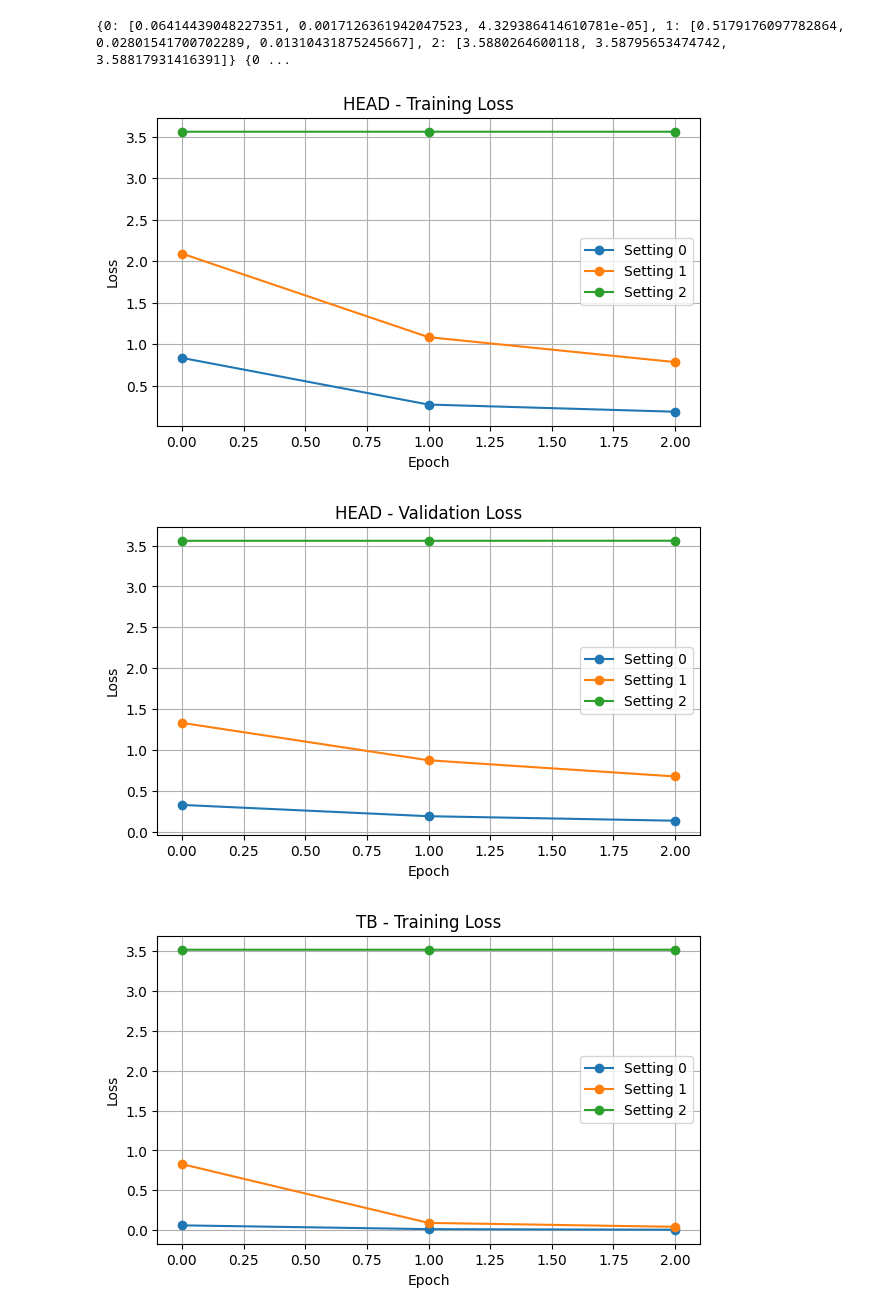
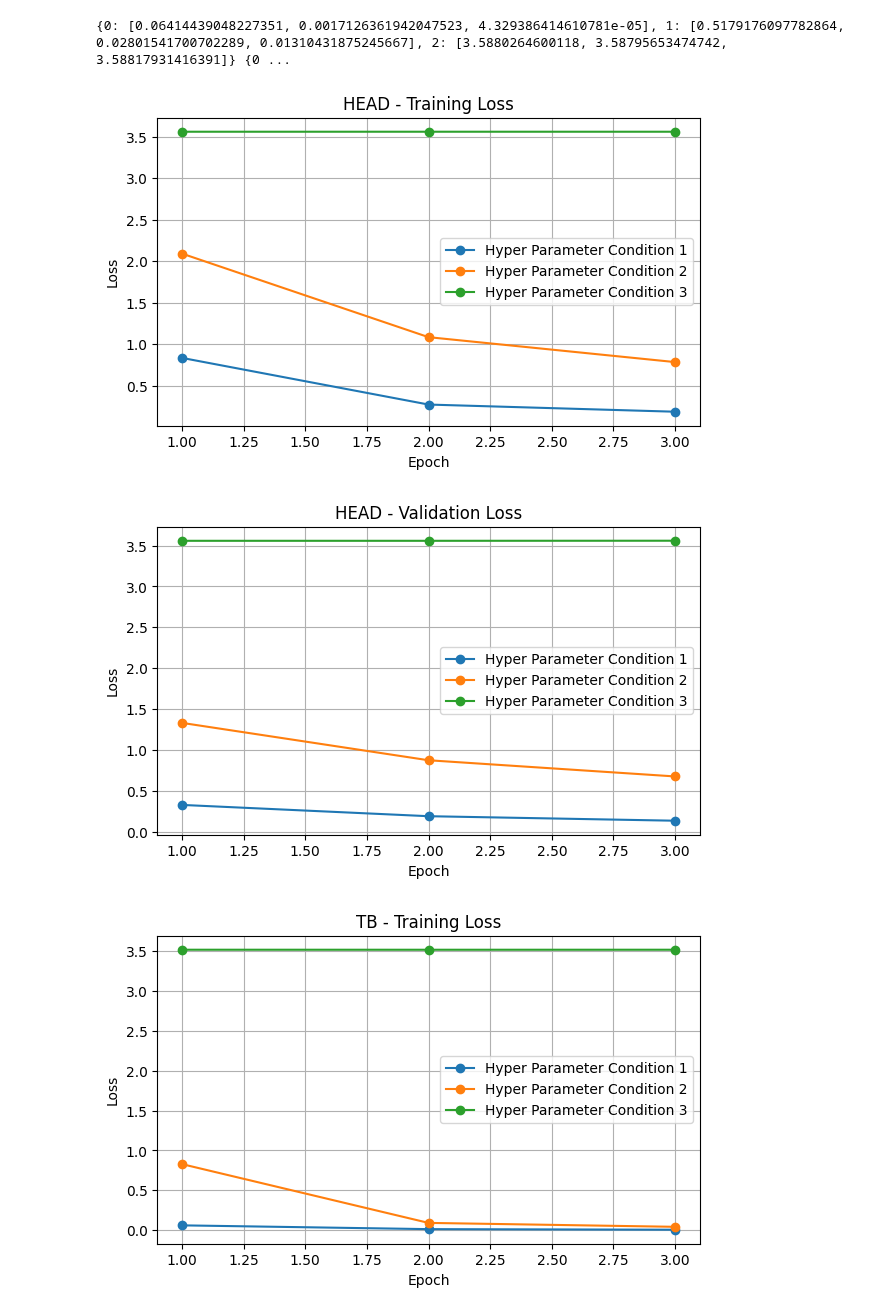
Before and after one commit to jamdadamT/DAEN_429_Final_Project, a Jupyter notebook: Adams.Jameson.Final.Edited.ipynb, the cells around one changed output. Drawn from its saved outputs; the diff is of its cells as text; code cells hidden in the pictures.

```diff
--- a/Adams.Jameson.Final.Edited.ipynb
+++ b/Adams.Jameson.Final.Edited.ipynb
@@ -994,57 +981,57 @@ combined_train = {
 # %%
 combined_val = {
     "head": {
-        0: [0.3266822561724433, 0.18855492238340707, 0.13326176381659233],
-        1: [1.3304801023965593, 0.8731483811345594, 0.6749897766387326],
-        2: [3.558315995643879, 3.558240810701217, 3.5592981850415812],
+        1: [0.3266822561724433, 0.18855492238340707, 0.13326176381659233],
+        2: [1.3304801023965593, 0.8731483811345594, 0.6749897766387326],
+        3: [3.558315995643879, 3.558240810701217, 3.5592981850415812],
     },
     "tb": {
-        0: [0.0012200415094989223, 0.002874514754669575, 0.023411180782091708],
-        1: [0.1399805306018084, 0.04832170251799726, 0.025599398795386842],
-        2: [3.5167479360514675, 3.517269561921043, 3.5186618635024147],
+        1: [0.0012200415094989223, 0.002874514754669575, 0.023411180782091708],
+        2: [0.1399805306018084, 0.04832170251799726, 0.025599398795386842],
+        3: [3.5167479360514675, 3.517269561921043, 3.5186618635024147],
     },
     "tc": {
-        0: [0.0015304048959635488, 0.0004787045624868171, 0.0001014566563958658],
-        1: [0.059416782148610583, 0.019992381551827507, 0.010959330131353319],
-        2: [3.535817420126378, 3.5368056740157905, 3.535481838905948],
+        1: [0.0015304048959635488, 0.0004787045624868171, 0.0001014566563958658],
+        2: [0.059416782148610583, 0.019992381551827507, 0.010959330131353319],
+        3: [3.535817420126378, 3.5368056740157905, 3.535481838905948],
     },
     "full": {
-        0: [0.007443950176801019, 3.180507390759718e-05, 1.236715827213504e-05],
-        1: [0.039759530445625045, 0.013762714609332469, 0.007664705151584984],
-        2: [3.5865433723625095, 3.587166648623587, 3.5902285378554772],
+        1: [0.007443950176801019, 3.180507390759718e-05, 1.236715827213504e-05],
+        2: [0.039759530445625045, 0.013762714609332469, 0.007664705151584984],
+        3: [3.5865433723625095, 3.587166648623587, 3.5902285378554772],
     }
 }
 # %%
 
 train_dict = combined_train
 val_dict = combined_val
 
 models = ["head", "tb", "tc", "full"]
 
 for model in models:
     train_losses = train_dict[model]
     val_losses = val_dict[model]
 
     plt.figure(figsize=(7, 4))
     for key, loss_list in train_losses.items():
-        plt.plot(loss_list, marker='o', label=f'Setting {key}')
+        plt.plot([1,2,3], loss_list, marker='o', label=f'Hyper Parameter Condition {key}')
     plt.title(f"{model.upper()} - Training Loss")
     plt.xlabel("Epoch")
     plt.ylabel("Loss")
     plt.legend()
     plt.grid(True)
     plt.show()
 
     plt.figure(figsize=(7, 4))
     for key, loss_list in val_losses.items():
-        plt.plot(loss_list, marker='o', label=f'Setting {key}')
+        plt.plot([1,2,3],loss_list, marker='o', label=f'Hyper Parameter Condition {key}')
     plt.title(f"{model.upper()} - Validation Loss")
     plt.xlabel("Epoch")
     plt.ylabel("Loss")
     plt.legend()
     plt.grid(True)
     plt.show()
 # %% [output]
-[figure, old version]
+[figure, new version]
-[figure, old version]
+[figure, new version]
-[figure, old version]
+[figure, new version]
```
Also changed, not shown: parts of 10 cells of this notebook.
